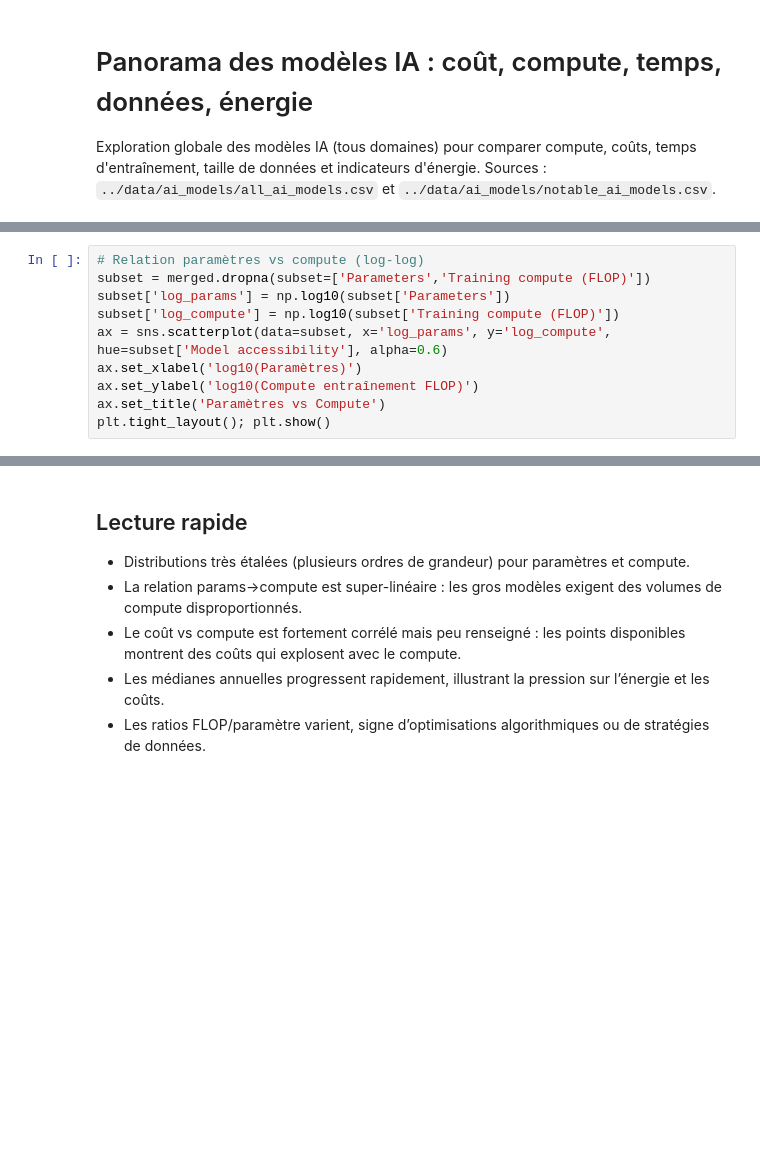
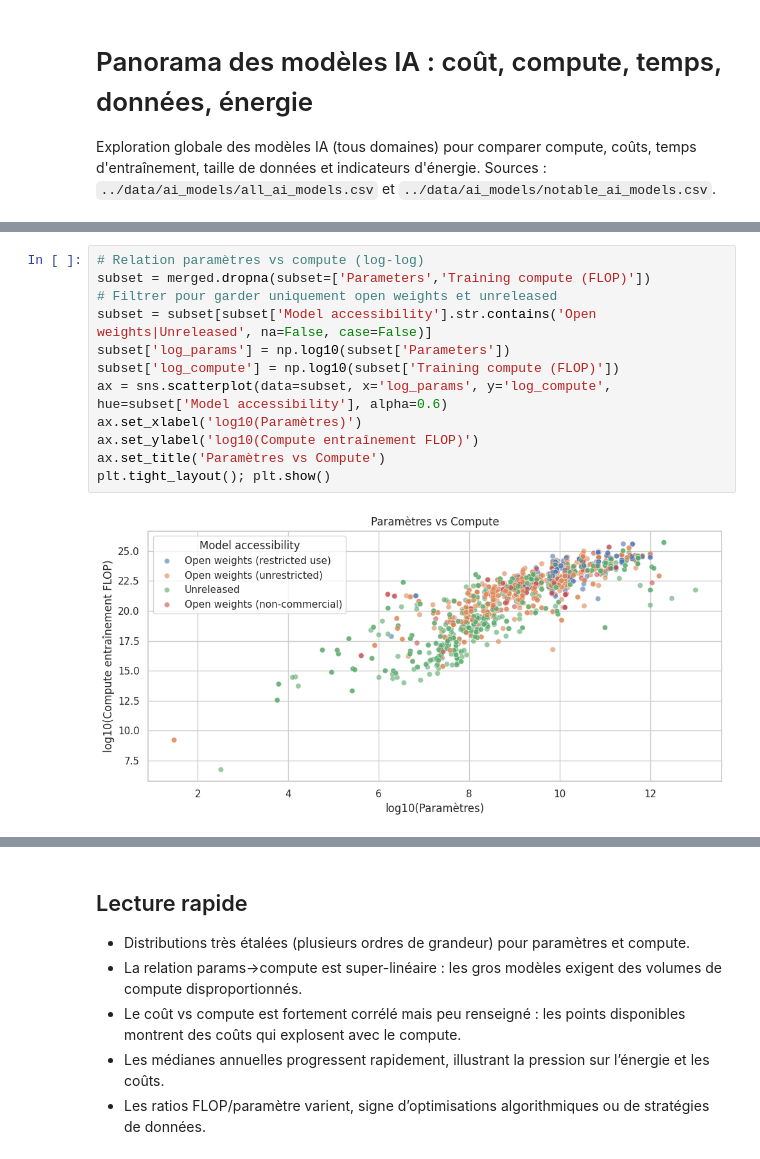
Before and after one commit to Skand13/Energy_Wall, a Jupyter notebook: notebook/08_panorama_ia_general.ipynb, the cells around one changed output, grey strips where cells are left out. Saved outputs shown, nothing was run; the diff lists cells and outputs as text; blank space fills up the shorter version.

```diff
--- a/notebook/08_panorama_ia_general.ipynb
+++ b/notebook/08_panorama_ia_general.ipynb
@@ -54,10 +73,14 @@ plt.tight_layout(); plt.show()
 # %%
 # Relation paramètres vs compute (log-log)
 subset = merged.dropna(subset=['Parameters','Training compute (FLOP)'])
+# Filtrer pour garder uniquement open weights et unreleased
+subset = subset[subset['Model accessibility'].str.contains('Open weights|Unreleased', na=False, case=False)]
 subset['log_params'] = np.log10(subset['Parameters'])
 subset['log_compute'] = np.log10(subset['Training compute (FLOP)'])
 ax = sns.scatterplot(data=subset, x='log_params', y='log_compute', hue=subset['Model accessibility'], alpha=0.6)
 ax.set_xlabel('log10(Paramètres)')
 ax.set_ylabel('log10(Compute entraînement FLOP)')
 ax.set_title('Paramètres vs Compute')
 plt.tight_layout(); plt.show()
+# %% [output]
+[figure, added]
```
Also changed, not shown: parts of 8 cells of this notebook, 12 other files.
